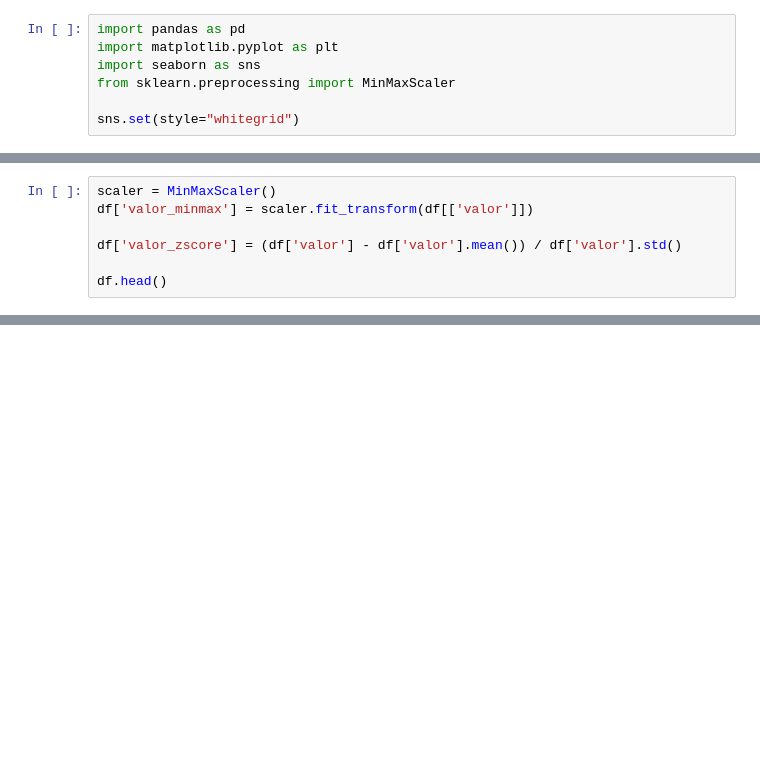
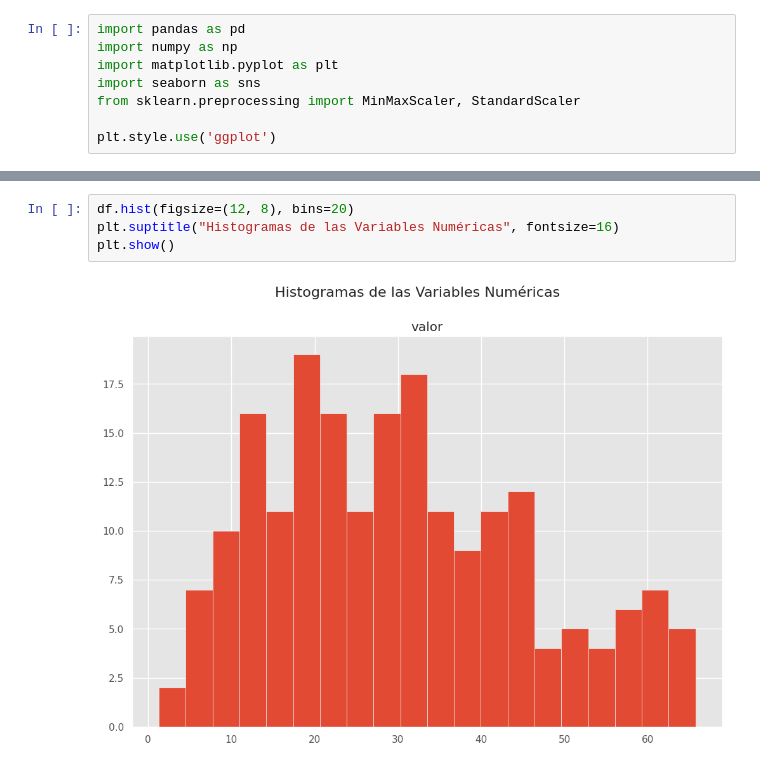
Before and after one commit to Dvargas-2001/Guia_Taller_1, a Jupyter notebook: notebook/estadistica_descriptiva.ipynb, the cells around one changed output, grey strips where cells are left out. Saved outputs shown, nothing was run; the diff lists cells and outputs as text; blank space fills up the shorter version.

```diff
--- a/notebook/estadistica_descriptiva.ipynb
+++ b/notebook/estadistica_descriptiva.ipynb
@@ -59,7 +14,8 @@ Se aplican:
 # %%
 import pandas as pd
+import numpy as np
 import matplotlib.pyplot as plt
 import seaborn as sns
-from sklearn.preprocessing import MinMaxScaler
+from sklearn.preprocessing import MinMaxScaler, StandardScaler
 
-sns.set(style="whitegrid")
+plt.style.use('ggplot')
@@ -145,7 +81,0 @@ Rango: 64.42
-# %%
-scaler = MinMaxScaler()
-df['valor_minmax'] = scaler.fit_transform(df[['valor']])
-
-df['valor_zscore'] = (df['valor'] - df['valor'].mean()) / df['valor'].std()
-
-df.head()
@@ -199,0 +136,6 @@ print(conclusion)
+# %%
+df.hist(figsize=(12, 8), bins=20)
+plt.suptitle("Histogramas de las Variables Numéricas", fontsize=16)
+plt.show()
+# %% [output]
+[figure, added]
```
Also changed, not shown: parts of 28 cells of this notebook.
